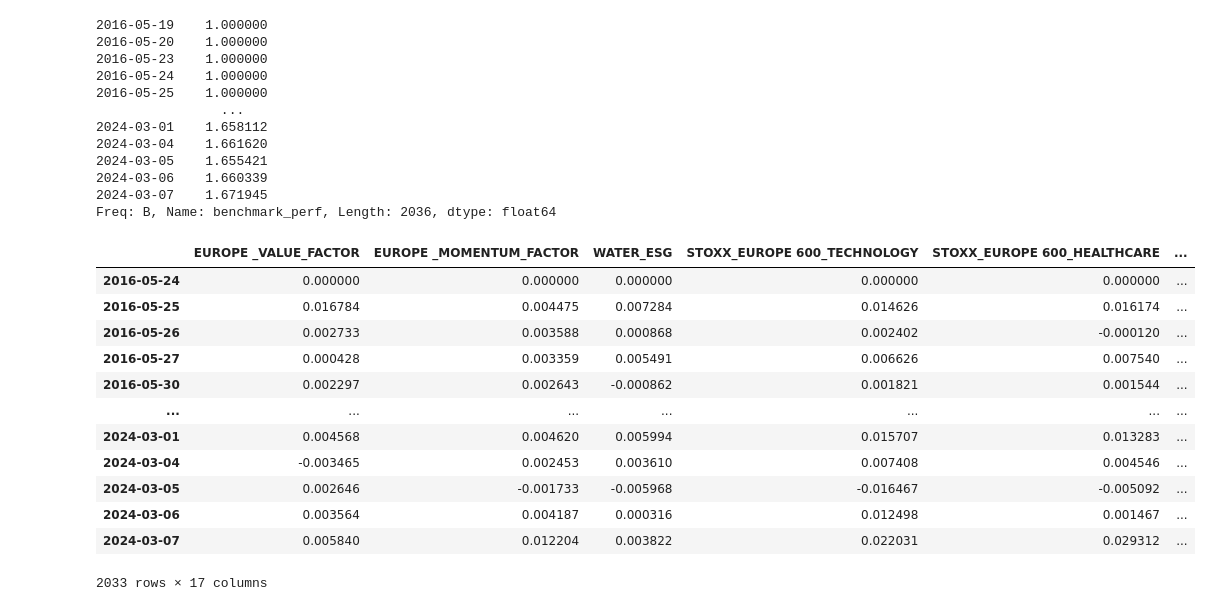
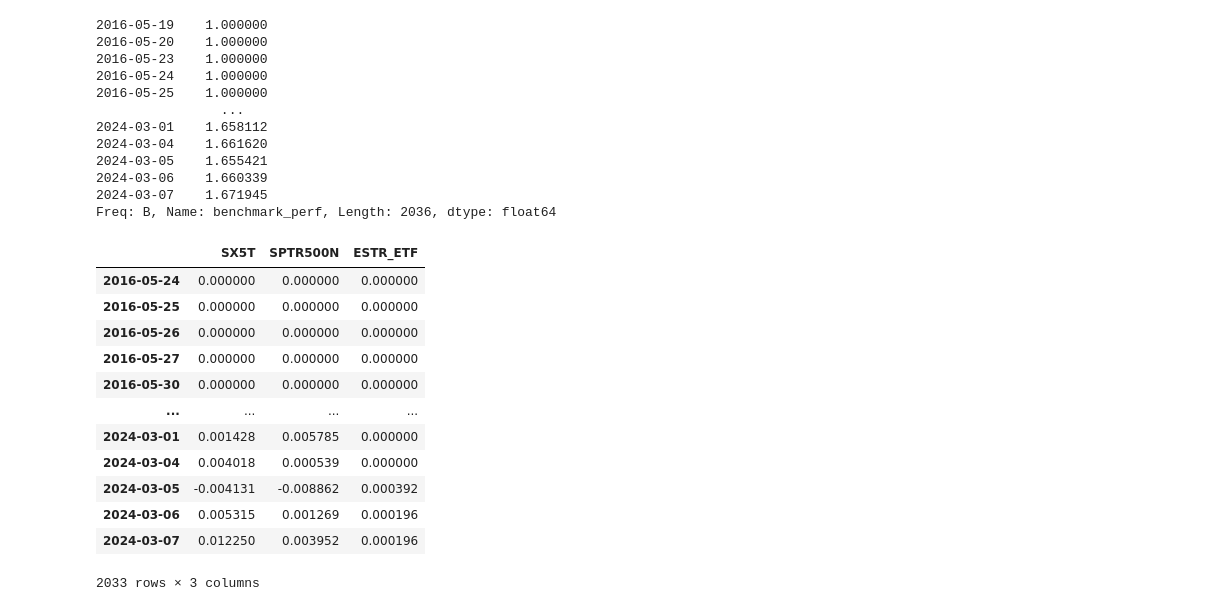
Before and after one commit to BaptisteZloch/Cross-Asset-Investment-Solutions, a Jupyter notebook: src/backtest_portoflio.ipynb, the cells around one changed output. Cells and saved outputs as stored; diff of their text form; code cells hidden in the pictures.

```diff
--- a/src/backtest_portoflio.ipynb
+++ b/src/backtest_portoflio.ipynb
@@ -29,23 +29,23 @@ bench_obj.benchmark_perf
 2024-03-07    1.671945
 Freq: B, Name: benchmark_perf, Length: 2036, dtype: float64
 # %%
-univ_obj = Universe()
+univ_obj = Universe(keep_only_benchmark_universe=True)
 universe = univ_obj.get_universe_returns()
 universe
 # %% [output]
-|  | EUROPE _VALUE_FACTOR | EUROPE _MOMENTUM_FACTOR | WATER_ESG | STOXX_EUROPE 600_TECHNOLOGY | STOXX_EUROPE 600_HEALTHCARE | ... |
-| 2016-05-24 | 0.000000 | 0.000000 | 0.000000 | 0.000000 | 0.000000 | ... |
-| 2016-05-25 | 0.016784 | 0.004475 | 0.007284 | 0.014626 | 0.016174 | ... |
-| 2016-05-26 | 0.002733 | 0.003588 | 0.000868 | 0.002402 | -0.000120 | ... |
-| 2016-05-27 | 0.000428 | 0.003359 | 0.005491 | 0.006626 | 0.007540 | ... |
-| 2016-05-30 | 0.002297 | 0.002643 | -0.000862 | 0.001821 | 0.001544 | ... |
-| ... | ... | ... | ... | ... | ... | ... |
-| 2024-03-01 | 0.004568 | 0.004620 | 0.005994 | 0.015707 | 0.013283 | ... |
-| 2024-03-04 | -0.003465 | 0.002453 | 0.003610 | 0.007408 | 0.004546 | ... |
-| 2024-03-05 | 0.002646 | -0.001733 | -0.005968 | -0.016467 | -0.005092 | ... |
-| 2024-03-06 | 0.003564 | 0.004187 | 0.000316 | 0.012498 | 0.001467 | ... |
-| 2024-03-07 | 0.005840 | 0.012204 | 0.003822 | 0.022031 | 0.029312 | ... |
+|  | SX5T | SPTR500N | ESTR_ETF |
+| 2016-05-24 | 0.000000 | 0.000000 | 0.000000 |
+| 2016-05-25 | 0.000000 | 0.000000 | 0.000000 |
+| 2016-05-26 | 0.000000 | 0.000000 | 0.000000 |
+| 2016-05-27 | 0.000000 | 0.000000 | 0.000000 |
+| 2016-05-30 | 0.000000 | 0.000000 | 0.000000 |
+| ... | ... | ... | ... |
+| 2024-03-01 | 0.001428 | 0.005785 | 0.000000 |
+| 2024-03-04 | 0.004018 | 0.000539 | 0.000000 |
+| 2024-03-05 | -0.004131 | -0.008862 | 0.000392 |
+| 2024-03-06 | 0.005315 | 0.001269 | 0.000196 |
+| 2024-03-07 | 0.012250 | 0.003952 | 0.000196 |
-2033 rows × 17 columns
+2033 rows × 3 columns
 # %%
 bk_tester = Backtester(
     universe_returns=univ_obj.get_universe_returns(),
```
Also changed, not shown: parts of 2 cells of this notebook, 5 other files.
